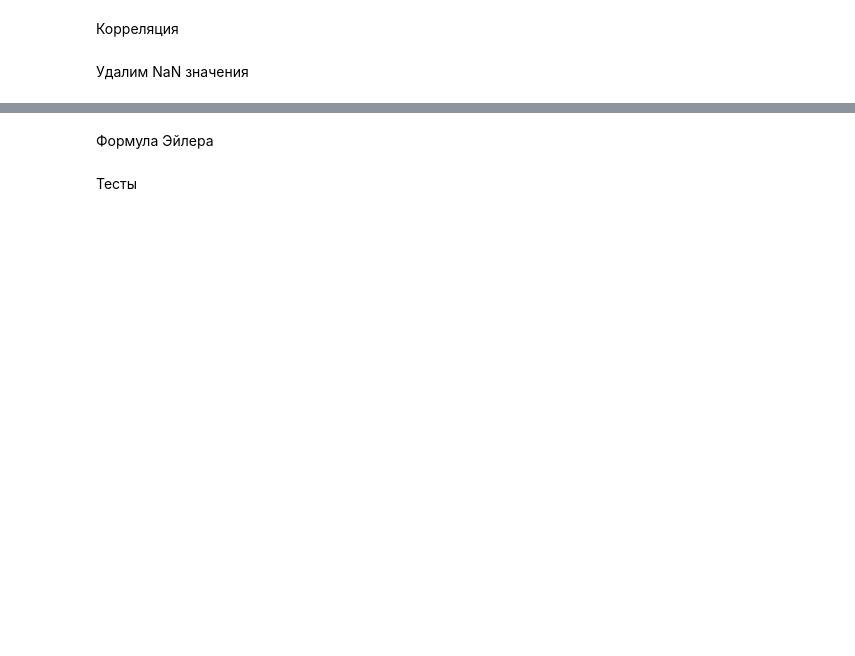
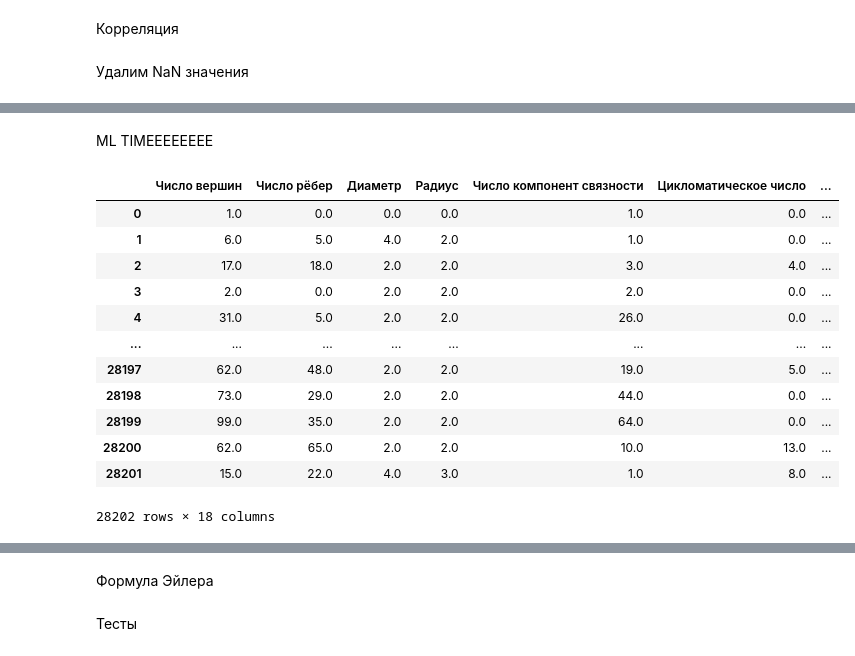
Before and after one commit to Fel1-of/wise-task-research, a Jupyter notebook: main.ipynb, the cells around one changed output, grey strips where cells are left out. Cells and saved outputs as stored; diff of their text form; code cells hidden in the pictures; blank space fills up the shorter version.

```diff
--- a/main.ipynb
+++ b/main.ipynb
@@ -547,0 +616,19 @@ dataplot=sb.heatmap(df[(df["Планарность"] == 1) & (df["Число к
+# %% [markdown]
+ML TIMEEEEEEEE
+# %%
+plan_df = pd.read_csv("plan_graph_specs.csv").drop(["Unnamed: 0"], axis = 1)
+plan_df
+# %% [output]
+|  | Число вершин | Число рёбер | Диаметр | Радиус | Число компонент связности | Цикломатическое число | ... |
+| 0 | 1.0 | 0.0 | 0.0 | 0.0 | 1.0 | 0.0 | ... |
+| 1 | 6.0 | 5.0 | 4.0 | 2.0 | 1.0 | 0.0 | ... |
+| 2 | 17.0 | 18.0 | 2.0 | 2.0 | 3.0 | 4.0 | ... |
+| 3 | 2.0 | 0.0 | 2.0 | 2.0 | 2.0 | 0.0 | ... |
+| 4 | 31.0 | 5.0 | 2.0 | 2.0 | 26.0 | 0.0 | ... |
+| ... | ... | ... | ... | ... | ... | ... | ... |
+| 28197 | 62.0 | 48.0 | 2.0 | 2.0 | 19.0 | 5.0 | ... |
+| 28198 | 73.0 | 29.0 | 2.0 | 2.0 | 44.0 | 0.0 | ... |
+| 28199 | 99.0 | 35.0 | 2.0 | 2.0 | 64.0 | 0.0 | ... |
+| 28200 | 62.0 | 65.0 | 2.0 | 2.0 | 10.0 | 13.0 | ... |
+| 28201 | 15.0 | 22.0 | 4.0 | 3.0 | 1.0 | 8.0 | ... |
+28202 rows × 18 columns
```
Also changed, not shown: parts of 31 cells of this notebook.
